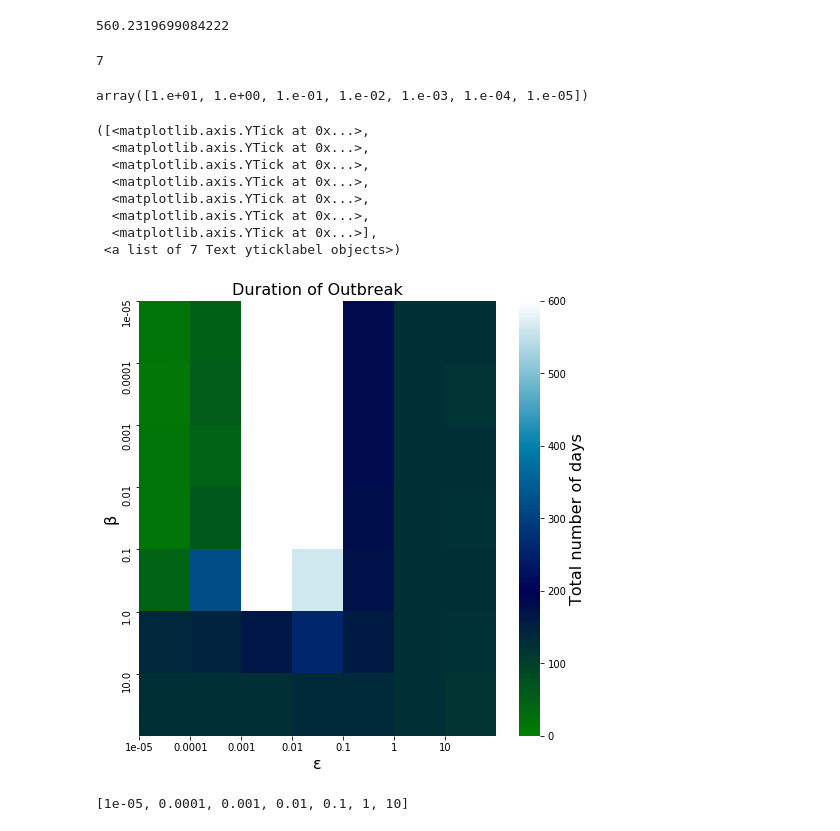
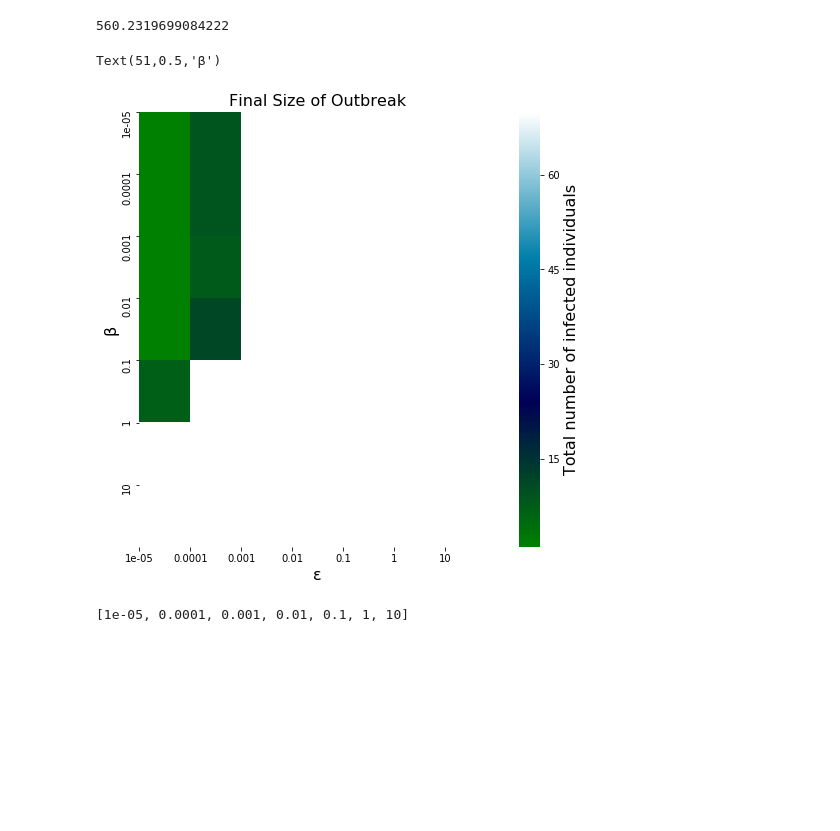
Before and after one commit to ersouthall/NipahVirus, a Jupyter notebook: Coupled Gillespie.ipynb, the cells around one changed output. Drawn from its saved outputs; the diff is of its cells as text; code cells hidden in the pictures; blank space fills up the shorter version.

```diff
--- a/Coupled Gillespie.ipynb
+++ b/Coupled Gillespie.ipynb
@@ -456,57 +460,46 @@ duration[4,3]
 np.savetxt('order_final_size.txt', final, fmt='%d')
 np.savetxt('order_duration.txt', duration, fmt='%d')
 # %%
-b = np.loadtxt('duration.txt')
-a = np.loadtxt('final_size.txt')
+b = np.loadtxt('order_final_size.txt')
+a = np.loadtxt('order_duration.txt')
 # duration
-len(betas1)
+# len(betas1)
-# %% [output]
-7
 # %%
-final = np.array(final)
-final.shape
-duration = np.array(duration)
-eps
+# final = np.array(final)
+# final.shape
+# duration = np.array(duration)
+# eps
-# %% [output]
-array([1.e+01, 1.e+00, 1.e-01, 1.e-02, 1.e-03, 1.e-04, 1.e-05])
 # %%
 eps = np.flip(eps, 0)
 # %%
 # sns.heatmap(final, cmap='terrain')
 fig, ax = plt.subplots(figsize=(8,8))
-plt.subplot(1,1,1)
-# pcm = sns.heatmap(final,  cmap= 'ocean', vmax = 2300, cbar_kws={'label': 'Total number of infected individuals'}) # you don't need rasterized=True
+# plt.subplot(1,1,1)
+pcm = sns.heatmap(b,  cmap= 'ocean', vmax = 70, cbar_kws={'label': 'Total number of infected individuals'}) # you don't need rasterized=True
+# fig.colorbar(pcm)
+pcm.figure.axes[-1].yaxis.label.set_size(16)
+
+plt.title('Final Size of Outbreak', fontsize = 16)
+plt.xticks(np.arange(7),betas)
+plt.yticks(np.arange(7), eps)
+plt.xlabel('ɛ', fontsize = 16)
+plt.ylabel('β', fontsize = 16)
+
+# plt.subplot(1,2,2)
+# pcm = sns.heatmap( a, cmap= 'ocean', vmin = 0, vmax = 100,  cbar_kws={'label': 'Total number of days'}) # you don't need rasterized=True
 # # fig.colorbar(pcm)
 # pcm.figure.axes[-1].yaxis.label.set_size(16)
+# plt.title('Duration of Outbreak', fontsize = 16)
 
-# plt.title('Final Size of Outbreak', fontsize = 16)
+# plt.xlabel('ɛ', fontsize = 16)
+# plt.ylabel('β', fontsize = 16)
 # plt.xticks(np.arange(7),betas)
 # plt.yticks(np.arange(7), eps)
-# plt.xlabel('ɛ', fontsize = 16)
-# plt.ylabel('β', fontsize = 16)
-
-# plt.subplot(1,2,2)
-pcm = sns.heatmap( duration, cmap= 'ocean', vmin = 0, vmax = 600,  cbar_kws={'label': 'Total number of days'}) # you don't need rasterized=True
-# fig.colorbar(pcm)
-pcm.figure.axes[-1].yaxis.label.set_size(16)
-plt.title('Duration of Outbreak', fontsize = 16)
-
-plt.xlabel('ɛ', fontsize = 16)
-plt.ylabel('β', fontsize = 16)
-plt.xticks(np.arange(7),betas)
-plt.yticks(np.arange(7), eps)
 # normi = plt.colors.Normalize(vmin=0, vmax=200);
 # # plt.show()
 # %% [output]
-([<matplotlib.axis.YTick at 0x...>,
-  <matplotlib.axis.YTick at 0x...>,
-  <matplotlib.axis.YTick at 0x...>,
-  <matplotlib.axis.YTick at 0x...>,
-  <matplotlib.axis.YTick at 0x...>,
-  <matplotlib.axis.YTick at 0x...>,
-  <matplotlib.axis.YTick at 0x...>],
- <a list of 7 Text yticklabel objects>)
+Text(51,0.5,'β')
-[figure, old version]
+[figure, new version]
 # %%
 X = []
 betas2 = np.linspace(0,0.01, Num_param)
```
Also changed, not shown: parts of 12 cells of this notebook, 1 other file.
